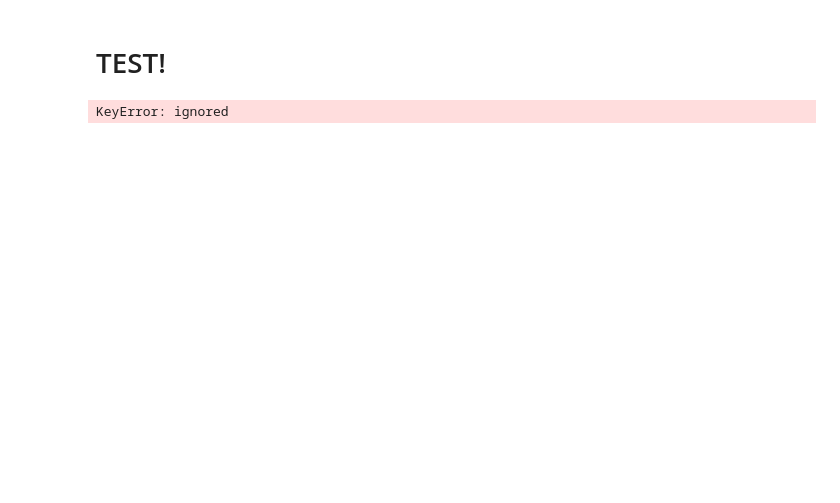
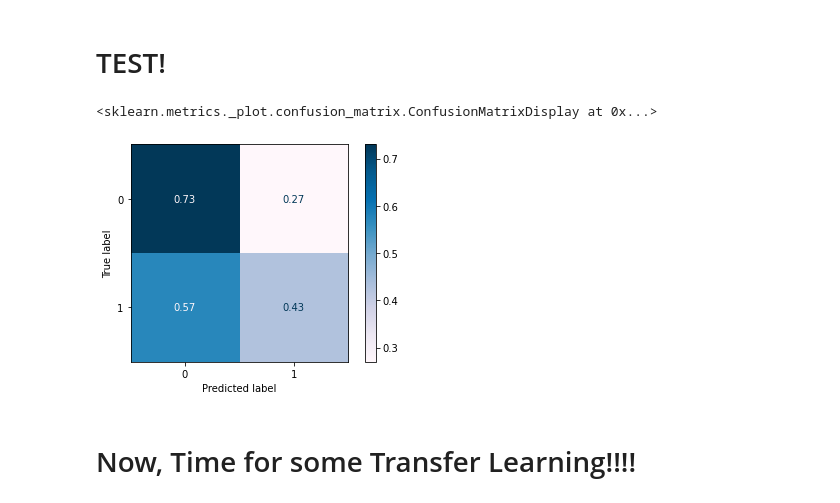
Before and after one commit to TomasMendozaHN/ICDF_Class, a Jupyter notebook: 05042022_CNN.ipynb, the cells around one changed output. Drawn from its saved outputs; the diff is of its cells as text; code cells hidden in the pictures; blank space fills up the shorter version.

```diff
--- a/05042022_CNN.ipynb
+++ b/05042022_CNN.ipynb
@@ -49,7 +65,7 @@ kaggle.json       sampleSubmission.csv  test1.zip  train.zip
 # %%
 # Train path
 trainPth = "train"
-testPth = "test1"
+testPth = "test_folder"
 # %%
 import os
 for file in os.listdir(testPth):
@@ -251,18 +267,30 @@ with torch.no_grad():
 	# set the model in evaluation mode
 	CNN.eval()
 
+  # Make sure that the model is not training
+	CNN.train(False)
+
 	# initialize a list to store our predictions
 	preds = []
+	true_labels = []
+
 	# loop over the test set
-	for (x, y) in testDL:
+	for (x, y) in tqdm(testDL):
+
+		true_labels.extend(list(y.detach().cpu().numpy()))
+
 		# send the input to the device
+		x = x.type(torch.FloatTensor)
 		x = x.to(device)
 		# make the predictions and add them to the list
 		pred = CNN(x)
 		preds.extend(pred.argmax(axis=1).cpu().numpy())
-
-# generate a classification report
-print(classification_report(testData.targets.cpu().numpy(),
-	np.array(preds), target_names=testData.classes))
-# %% [output]
-KeyError: ignored
+# %%
+# generate a classification report
+from sklearn.metrics import ConfusionMatrixDisplay
+ConfusionMatrixDisplay.from_predictions(true_labels, preds, normalize='true', cmap="PuBu")
+# %% [output]
+<sklearn.metrics._plot.confusion_matrix.ConfusionMatrixDisplay at 0x...>
+[figure, added]
+# %% [markdown]
+# Now, Time for some Transfer Learning!!!!
```
Also changed, not shown: parts of 17 cells of this notebook.
